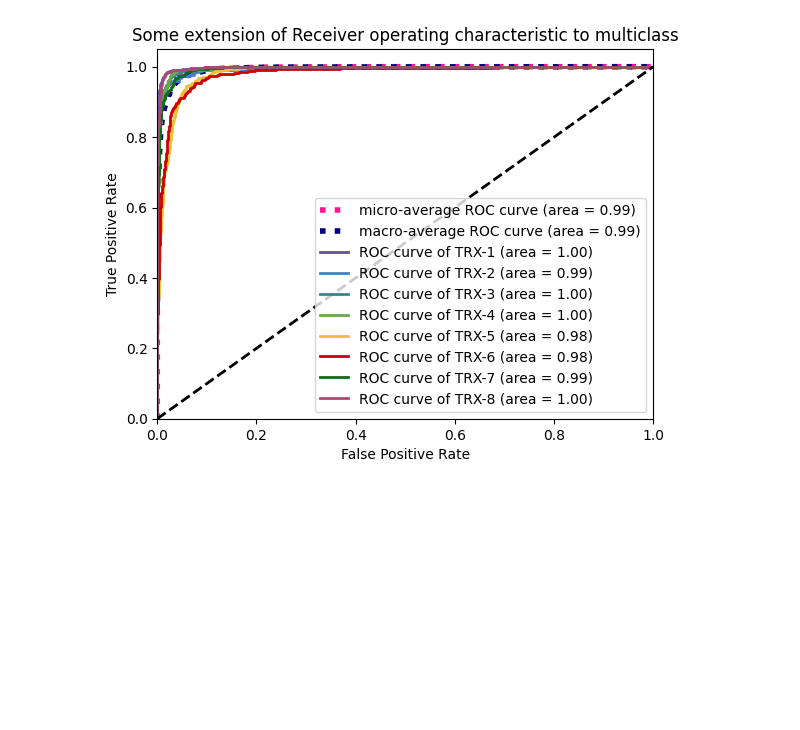
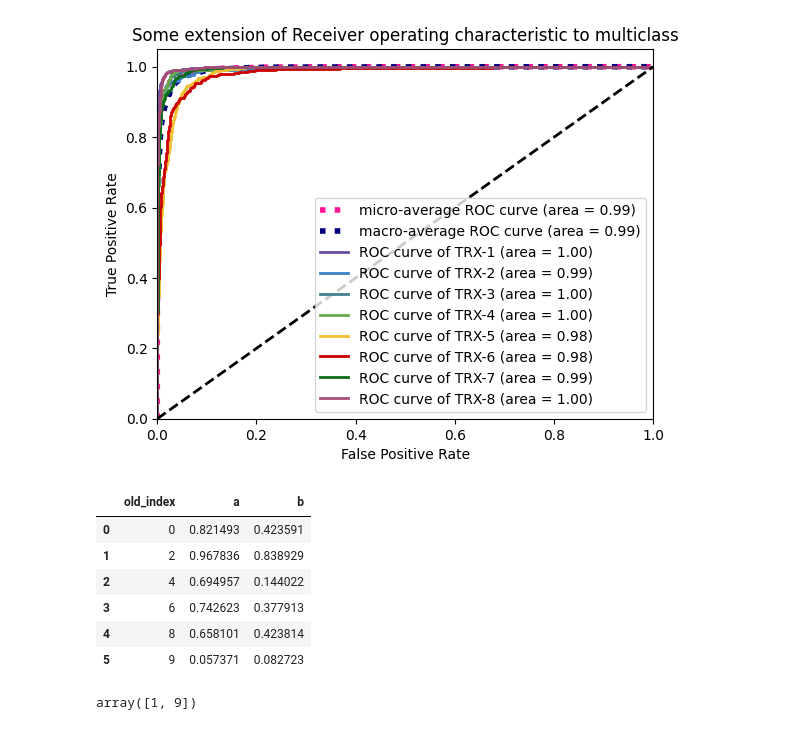
Before and after one commit to Mancio98/SPIN, a Jupyter notebook: notebooks/train_evulation_TRX.ipynb, the cells around one changed output. Drawn from its saved outputs; the diff is of its cells as text; code cells hidden in the pictures; blank space fills up the shorter version.

```diff
--- a/notebooks/train_evulation_TRX.ipynb
+++ b/notebooks/train_evulation_TRX.ipynb
@@ -396,0 +369,19 @@ r, alpha, dropout train_acc, val_acc
+# %%
+import numpy as np
+import pandas as pd
+
+df = pd.DataFrame({'a': np.random.rand(10), 'b': np.random.rand(10)})
+
+df.iloc[[0,2,4,6,8,9]].reset_index(names=['old_index'])
+# %% [output]
+|  | old_index | a | b |
+| 0 | 0 | 0.821493 | 0.423591 |
+| 1 | 2 | 0.967836 | 0.838929 |
+| 2 | 4 | 0.694957 | 0.144022 |
+| 3 | 6 | 0.742623 | 0.377913 |
+| 4 | 8 | 0.658101 | 0.423814 |
+| 5 | 9 | 0.057371 | 0.082723 |
+# %%
+np.nonzero(df['a'] < 0.5)[0]
+# %% [output]
+array([1, 9])
```
Also changed, not shown: parts of 2 cells of this notebook, 8 other files.
